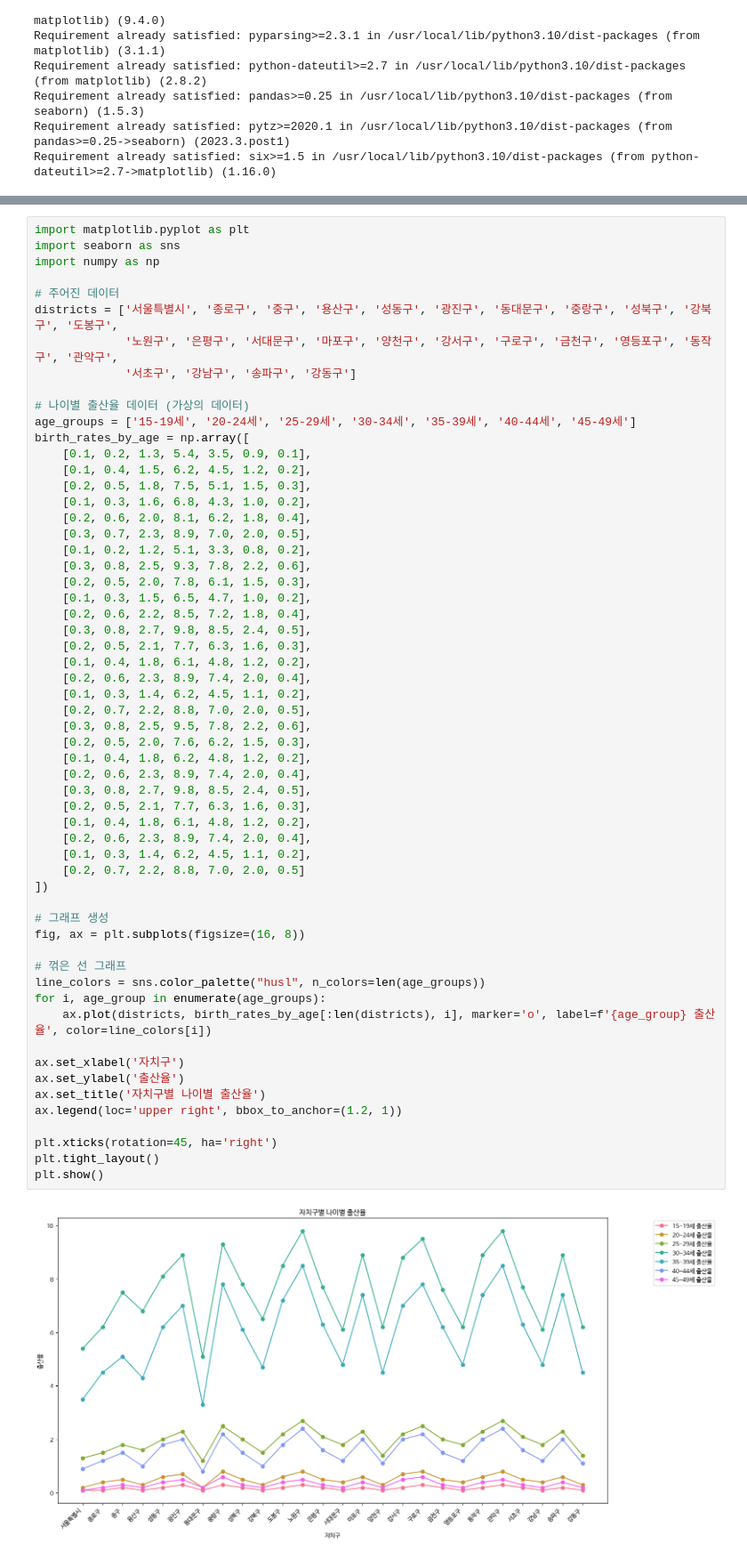
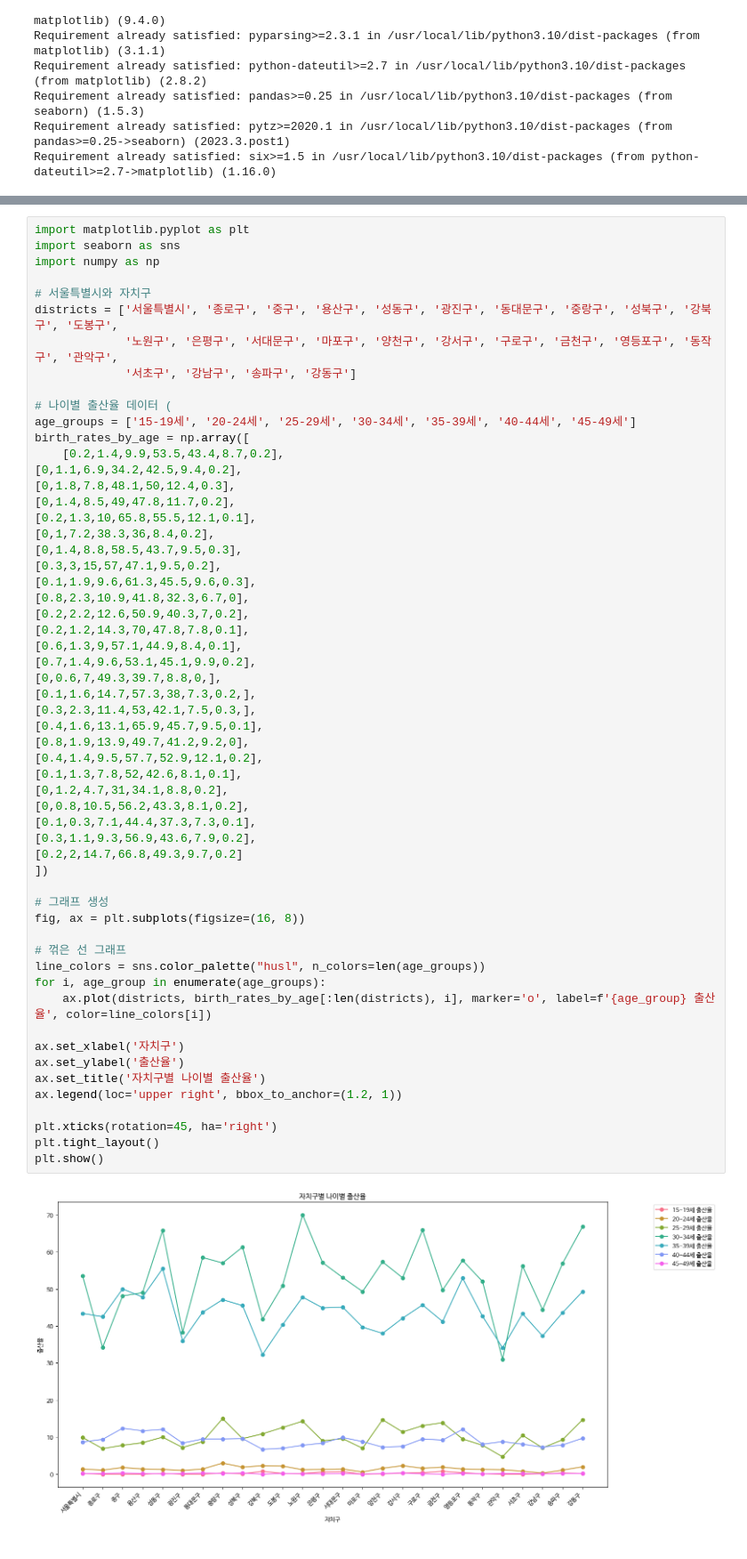
Before and after one commit to Taehaeng1/Big-Data-Test, a Jupyter notebook: 빅데이터 처리.ipynb, the cells around one changed output, grey strips where cells are left out. Shown at 89% size. Saved outputs shown, nothing was run; the diff lists cells and outputs as text.

```diff
--- a/빅데이터 처리.ipynb
+++ b/빅데이터 처리.ipynb
@@ -80,60 +78,59 @@ plt.show()
 # %%
 import matplotlib.pyplot as plt
 import seaborn as sns
 import numpy as np
 
-# 주어진 데이터
+# 서울특별시와 자치구
 districts = ['서울특별시', '종로구', '중구', '용산구', '성동구', '광진구', '동대문구', '중랑구', '성북구', '강북구', '도봉구',
              '노원구', '은평구', '서대문구', '마포구', '양천구', '강서구', '구로구', '금천구', '영등포구', '동작구', '관악구',
              '서초구', '강남구', '송파구', '강동구']
 
-# 나이별 출산율 데이터 (가상의 데이터)
+# 나이별 출산율 데이터 (
 age_groups = ['15-19세', '20-24세', '25-29세', '30-34세', '35-39세', '40-44세', '45-49세']
 birth_rates_by_age = np.array([
-    [0.1, 0.2, 1.3, 5.4, 3.5, 0.9, 0.1],
-    [0.1, 0.4, 1.5, 6.2, 4.5, 1.2, 0.2],
-    [0.2, 0.5, 1.8, 7.5, 5.1, 1.5, 0.3],
-    [0.1, 0.3, 1.6, 6.8, 4.3, 1.0, 0.2],
-    [0.2, 0.6, 2.0, 8.1, 6.2, 1.8, 0.4],
-    [0.3, 0.7, 2.3, 8.9, 7.0, 2.0, 0.5],
-    [0.1, 0.2, 1.2, 5.1, 3.3, 0.8, 0.2],
-    [0.3, 0.8, 2.5, 9.3, 7.8, 2.2, 0.6],
-    [0.2, 0.5, 2.0, 7.8, 6.1, 1.5, 0.3],
-    [0.1, 0.3, 1.5, 6.5, 4.7, 1.0, 0.2],
-    [0.2, 0.6, 2.2, 8.5, 7.2, 1.8, 0.4],
-    [0.3, 0.8, 2.7, 9.8, 8.5, 2.4, 0.5],
-    [0.2, 0.5, 2.1, 7.7, 6.3, 1.6, 0.3],
-    [0.1, 0.4, 1.8, 6.1, 4.8, 1.2, 0.2],
-    [0.2, 0.6, 2.3, 8.9, 7.4, 2.0, 0.4],
-    [0.1, 0.3, 1.4, 6.2, 4.5, 1.1, 0.2],
-    [0.2, 0.7, 2.2, 8.8, 7.0, 2.0, 0.5],
-    [0.3, 0.8, 2.5, 9.5, 7.8, 2.2, 0.6],
-    [0.2, 0.5, 2.0, 7.6, 6.2, 1.5, 0.3],
-    [0.1, 0.4, 1.8, 6.2, 4.8, 1.2, 0.2],
-    [0.2, 0.6, 2.3, 8.9, 7.4, 2.0, 0.4],
-    [0.3, 0.8, 2.7, 9.8, 8.5, 2.4, 0.5],
-    [0.2, 0.5, 2.1, 7.7, 6.3, 1.6, 0.3],
-    [0.1, 0.4, 1.8, 6.1, 4.8, 1.2, 0.2],
-    [0.2, 0.6, 2.3, 8.9, 7.4, 2.0, 0.4],
-    [0.1, 0.3, 1.4, 6.2, 4.5, 1.1, 0.2],
-    [0.2, 0.7, 2.2, 8.8, 7.0, 2.0, 0.5]
+    [0.2,1.4,9.9,53.5,43.4,8.7,0.2],
+[0,1.1,6.9,34.2,42.5,9.4,0.2],
+[0,1.8,7.8,48.1,50,12.4,0.3],
+[0,1.4,8.5,49,47.8,11.7,0.2],
+[0.2,1.3,10,65.8,55.5,12.1,0.1],
+[0,1,7.2,38.3,36,8.4,0.2],
+[0,1.4,8.8,58.5,43.7,9.5,0.3],
+[0.3,3,15,57,47.1,9.5,0.2],
+[0.1,1.9,9.6,61.3,45.5,9.6,0.3],
+[0.8,2.3,10.9,41.8,32.3,6.7,0],
+[0.2,2.2,12.6,50.9,40.3,7,0.2],
+[0.2,1.2,14.3,70,47.8,7.8,0.1],
+[0.6,1.3,9,57.1,44.9,8.4,0.1],
+[0.7,1.4,9.6,53.1,45.1,9.9,0.2],
+[0,0.6,7,49.3,39.7,8.8,0,],
+[0.1,1.6,14.7,57.3,38,7.3,0.2,],
+[0.3,2.3,11.4,53,42.1,7.5,0.3,],
+[0.4,1.6,13.1,65.9,45.7,9.5,0.1],
+[0.8,1.9,13.9,49.7,41.2,9.2,0],
+[0.4,1.4,9.5,57.7,52.9,12.1,0.2],
+[0.1,1.3,7.8,52,42.6,8.1,0.1],
+[0,1.2,4.7,31,34.1,8.8,0.2],
+[0,0.8,10.5,56.2,43.3,8.1,0.2],
+[0.1,0.3,7.1,44.4,37.3,7.3,0.1],
+[0.3,1.1,9.3,56.9,43.6,7.9,0.2],
+[0.2,2,14.7,66.8,49.3,9.7,0.2]
 ])
 
 # 그래프 생성
 fig, ax = plt.subplots(figsize=(16, 8))
 
 # 꺾은 선 그래프
 line_colors = sns.color_palette("husl", n_colors=len(age_groups))
 for i, age_group in enumerate(age_groups):
     ax.plot(districts, birth_rates_by_age[:len(districts), i], marker='o', label=f'{age_group} 출산율', color=line_colors[i])
 
 ax.set_xlabel('자치구')
 ax.set_ylabel('출산율')
 ax.set_title('자치구별 나이별 출산율')
 ax.legend(loc='upper right', bbox_to_anchor=(1.2, 1))
 
 plt.xticks(rotation=45, ha='right')
 plt.tight_layout()
 plt.show()
 # %% [output]
-[figure, old version]
+[figure, new version]
```
Also changed, not shown: parts of 1 cell of this notebook, 1 other file.
